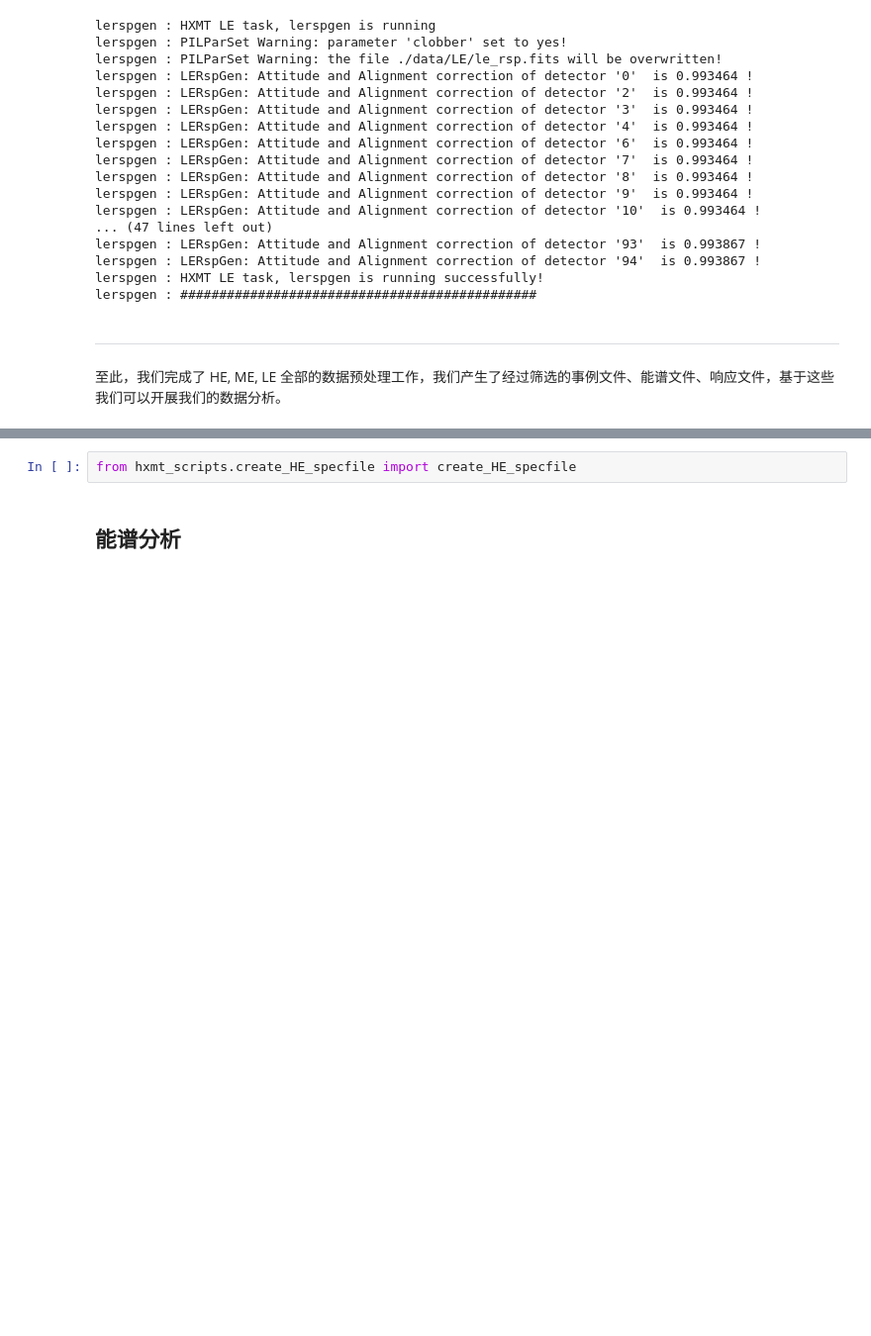
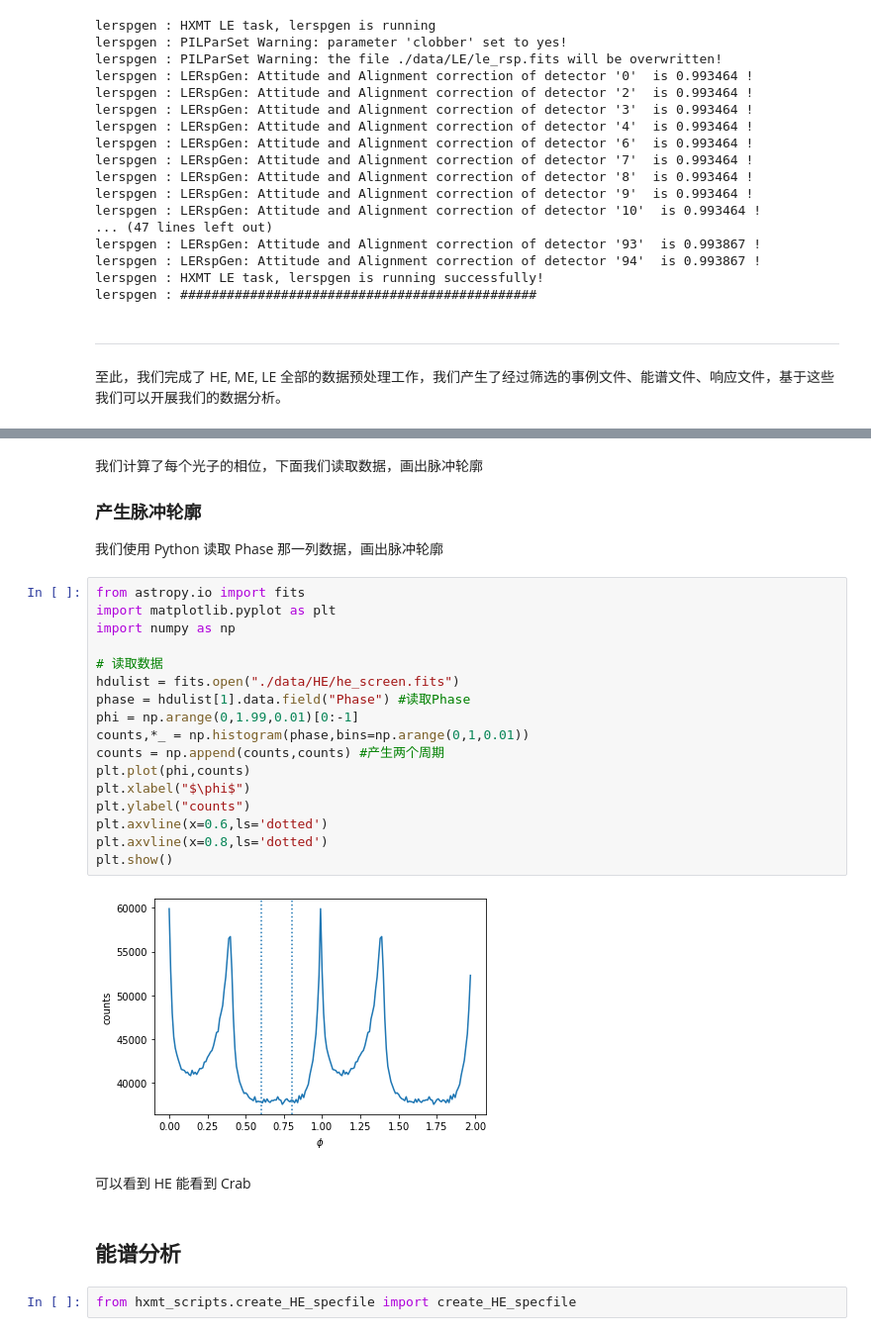
Before and after one commit to tuoyl/hxmt_analysis_demo, a Jupyter notebook: phase_resolved_spectrum.ipynb, the cells around one changed output, grey strips where cells are left out. Shown: that part at 99% size. Cells and saved outputs as stored; diff of their text form; blank space fills up the shorter version.

```diff
--- a/phase_resolved_spectrum.ipynb
+++ b/phase_resolved_spectrum.ipynb
@@ -580,4 +721,29 @@ lerspgen : ##############################################
+# %% [markdown]
+我们计算了每个光子的相位，下面我们读取数据，画出脉冲轮廓
+### 产生脉冲轮廓
+我们使用 Python 读取 Phase 那一列数据，画出脉冲轮廓
+# %%
+from astropy.io import fits
+import matplotlib.pyplot as plt
+import numpy as np
+
+# 读取数据
+hdulist = fits.open("./data/HE/he_screen.fits")
+phase = hdulist[1].data.field("Phase") #读取Phase
+phi = np.arange(0,1.99,0.01)[0:-1]
+counts,*_ = np.histogram(phase,bins=np.arange(0,1,0.01))
+counts = np.append(counts,counts) #产生两个周期
+plt.plot(phi,counts)
+plt.xlabel("$\phi$")
+plt.ylabel("counts")
+plt.axvline(x=0.6,ls='dotted')
+plt.axvline(x=0.8,ls='dotted')
+plt.show()
+# %% [output]
+[figure, added]
+# %% [markdown]
+可以看到 HE 能看到 Crab
+# %% [markdown]
+## 能谱分析
 # %%
 from hxmt_scripts.create_HE_specfile import create_HE_specfile
-# %% [markdown]
-## 能谱分析
```
Also changed, not shown: parts of 16 cells of this notebook, 6 other files.
